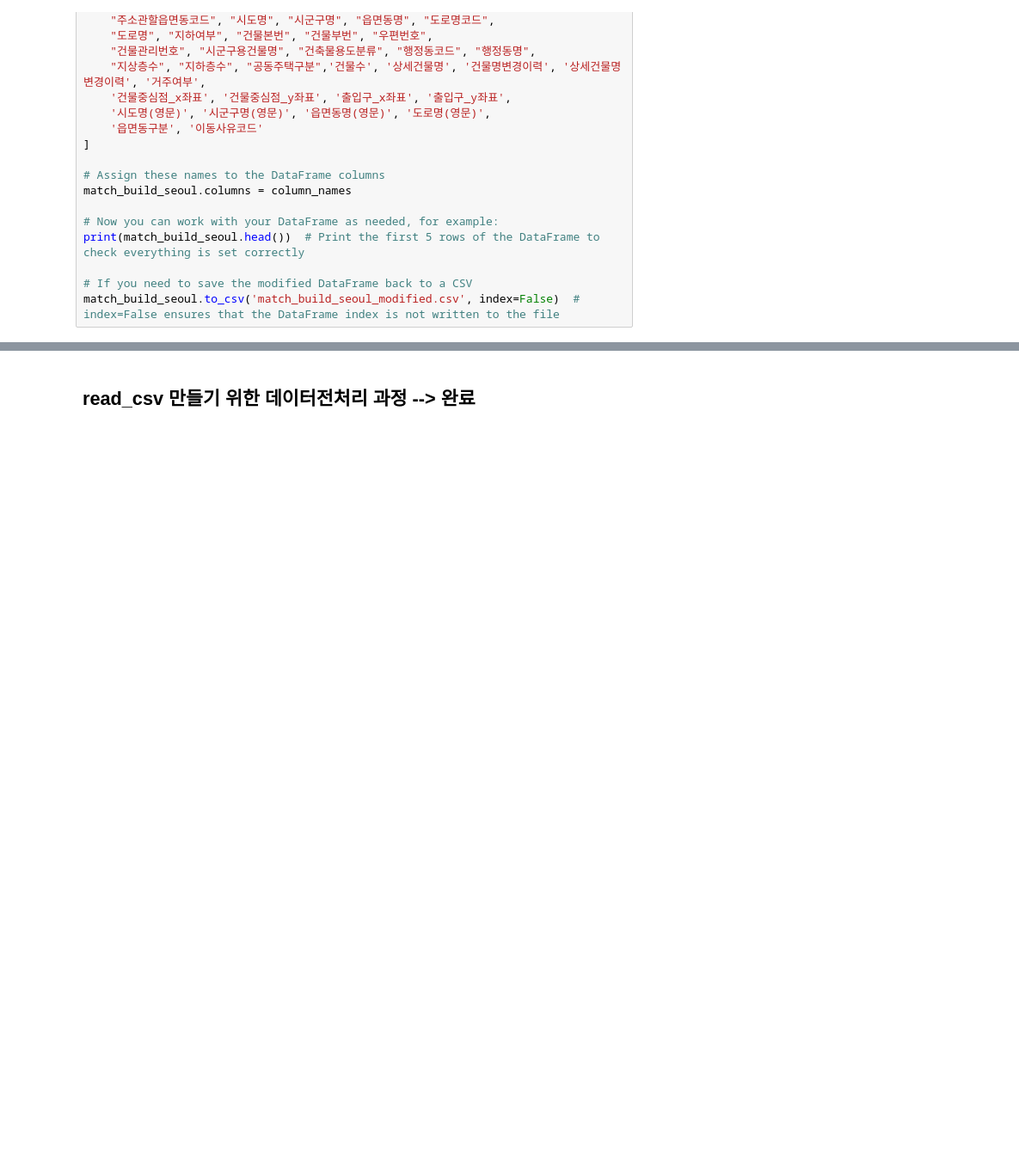
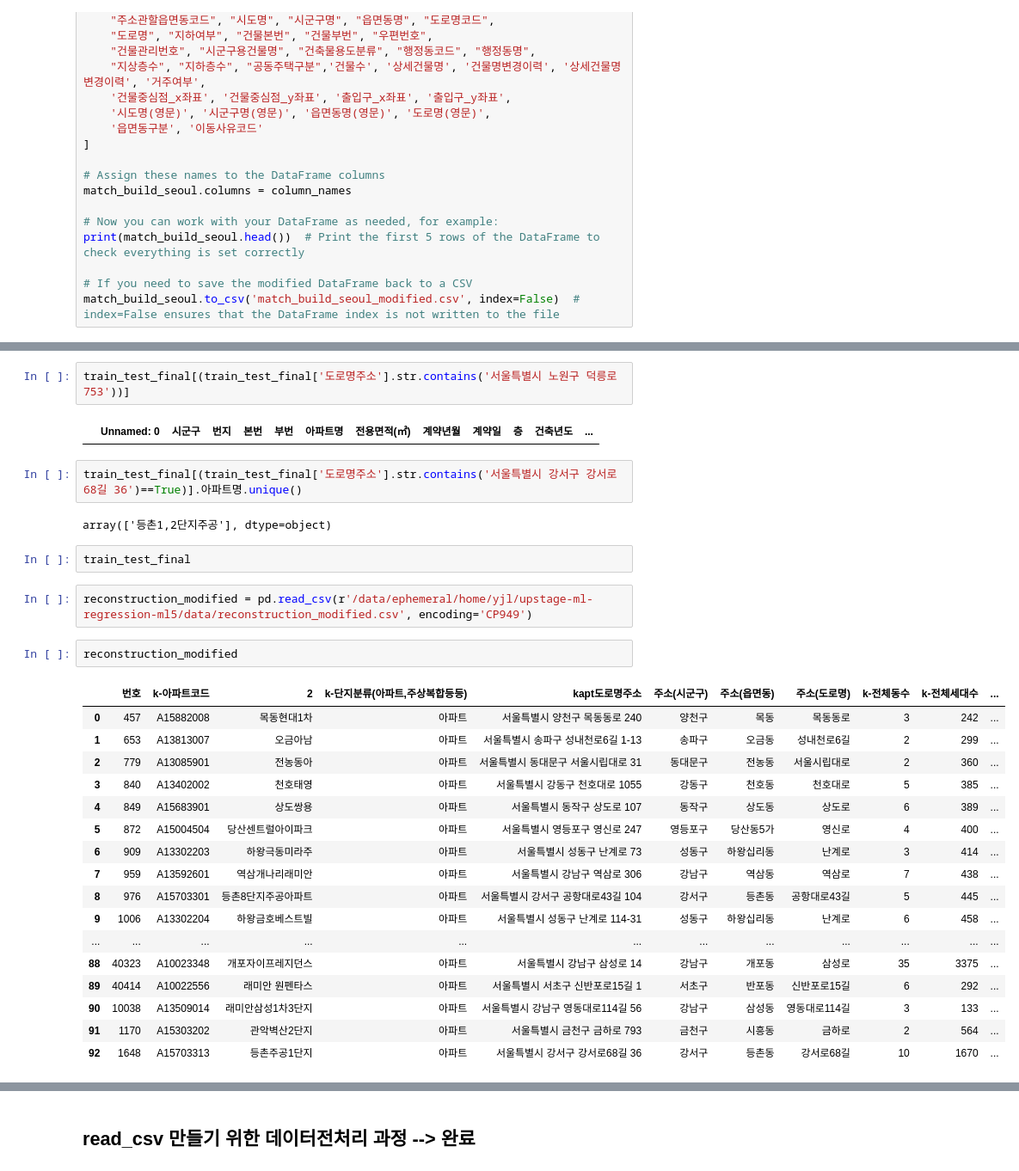
Before and after one commit to UpstageAILab3/upstage-ml-regression-ml5-pub, a Jupyter notebook: notebook/preprocessing.ipynb, the cells around one changed output, grey strips where cells are left out. Shown: that part at 86% size. Saved outputs shown, nothing was run; the diff lists cells and outputs as text; blank space fills up the shorter version.

```diff
--- a/notebook/preprocessing.ipynb
+++ b/notebook/preprocessing.ipynb
@@ -114,0 +235,32 @@ match_build_seoul = pd.read_csv(os.path.join(PATH, "match_build_seoul.txt"), sep
+# %%
+train_test_final[(train_test_final['도로명주소'].str.contains('서울특별시 노원구 덕릉로 753'))]
+# %% [output]
+|  | Unnamed: 0 | 시군구 | 번지 | 본번 | 부번 | 아파트명 | 전용면적(㎡) | 계약년월 | 계약일 | 층 | 건축년도 | ... |
+# %%
+train_test_final[(train_test_final['도로명주소'].str.contains('서울특별시 강서구 강서로68길 36')==True)].아파트명.unique()
+# %% [output]
+array(['등촌1,2단지주공'], dtype=object)
+# %%
+train_test_final
+# %%
+reconstruction_modified = pd.read_csv(r'/data/ephemeral/home/yjl/upstage-ml-regression-ml5/data/reconstruction_modified.csv', encoding='CP949')
+# %%
+reconstruction_modified
+# %% [output]
+|  | 번호 | k-아파트코드 | 2 | k-단지분류(아파트,주상복합등등) | kapt도로명주소 | 주소(시군구) | 주소(읍면동) | 주소(도로명) | k-전체동수 | k-전체세대수 | ... |
+| 0 | 457 | A15882008 | 목동현대1차 | 아파트 | 서울특별시 양천구 목동동로 240 | 양천구 | 목동 | 목동동로 | 3 | 242 | ... |
+| 1 | 653 | A13813007 | 오금아남 | 아파트 | 서울특별시 송파구 성내천로6길 1-13 | 송파구 | 오금동 | 성내천로6길 | 2 | 299 | ... |
+| 2 | 779 | A13085901 | 전농동아 | 아파트 | 서울특별시 동대문구 서울시립대로 31 | 동대문구 | 전농동 | 서울시립대로 | 2 | 360 | ... |
+| 3 | 840 | A13402002 | 천호태영 | 아파트 | 서울특별시 강동구 천호대로 1055 | 강동구 | 천호동 | 천호대로 | 5 | 385 | ... |
+| 4 | 849 | A15683901 | 상도쌍용 | 아파트 | 서울특별시 동작구 상도로 107 | 동작구 | 상도동 | 상도로 | 6 | 389 | ... |
+| 5 | 872 | A15004504 | 당산센트럴아이파크 | 아파트 | 서울특별시 영등포구 영신로 247 | 영등포구 | 당산동5가 | 영신로 | 4 | 400 | ... |
+| 6 | 909 | A13302203 | 하왕극동미라주 | 아파트 | 서울특별시 성동구 난계로 73 | 성동구 | 하왕십리동 | 난계로 | 3 | 414 | ... |
+| 7 | 959 | A13592601 | 역삼개나리래미안 | 아파트 | 서울특별시 강남구 역삼로 306 | 강남구 | 역삼동 | 역삼로 | 7 | 438 | ... |
+| 8 | 976 | A15703301 | 등촌8단지주공아파트 | 아파트 | 서울특별시 강서구 공항대로43길 104 | 강서구 | 등촌동 | 공항대로43길 | 5 | 445 | ... |
+| 9 | 1006 | A13302204 | 하왕금호베스트빌 | 아파트 | 서울특별시 성동구 난계로 114-31 | 성동구 | 하왕십리동 | 난계로 | 6 | 458 | ... |
+| ... | ... | ... | ... | ... | ... | ... | ... | ... | ... | ... | ... |
+| 88 | 40323 | A10023348 | 개포자이프레지던스 | 아파트 | 서울특별시 강남구 삼성로 14 | 강남구 | 개포동 | 삼성로 | 35 | 3375 | ... |
+| 89 | 40414 | A10022556 | 래미안 원펜타스 | 아파트 | 서울특별시 서초구 신반포로15길 1 | 서초구 | 반포동 | 신반포로15길 | 6 | 292 | ... |
+| 90 | 10038 | A13509014 | 래미안삼성1차3단지 | 아파트 | 서울특별시 강남구 영동대로114길 56 | 강남구 | 삼성동 | 영동대로114길 | 3 | 133 | ... |
+| 91 | 1170 | A15303202 | 관악벽산2단지 | 아파트 | 서울특별시 금천구 금하로 793 | 금천구 | 시흥동 | 금하로 | 2 | 564 | ... |
+| 92 | 1648 | A15703313 | 등촌주공1단지 | 아파트 | 서울특별시 강서구 강서로68길 36 | 강서구 | 등촌동 | 강서로68길 | 10 | 1670 | ... |
```
Also changed, not shown: parts of 45 cells of this notebook.
